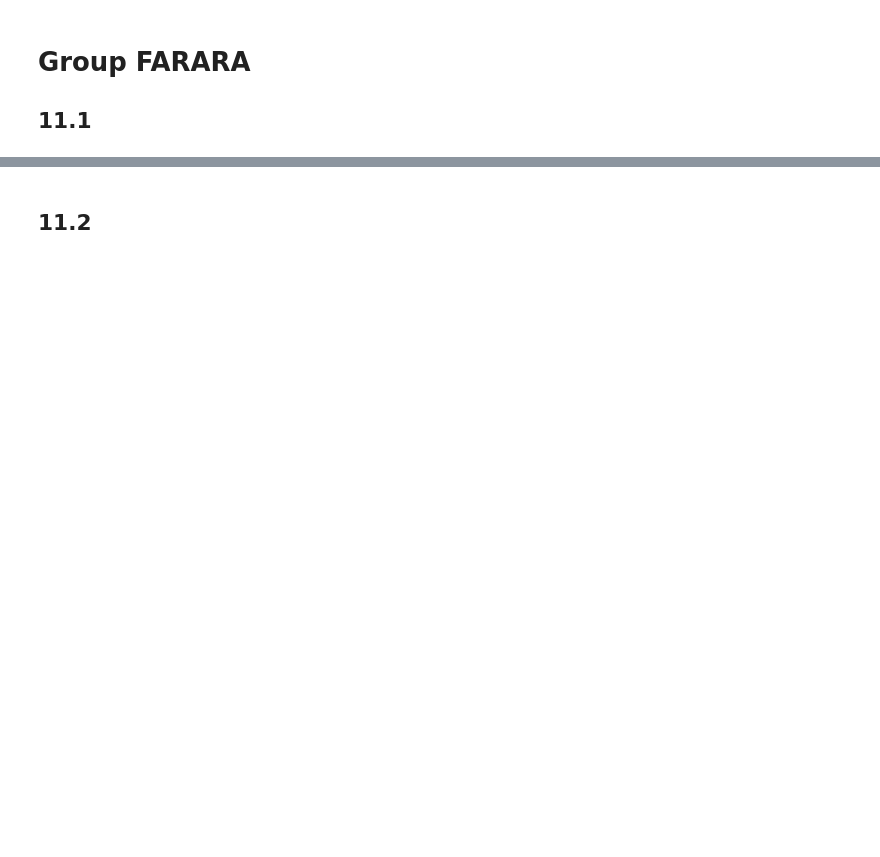
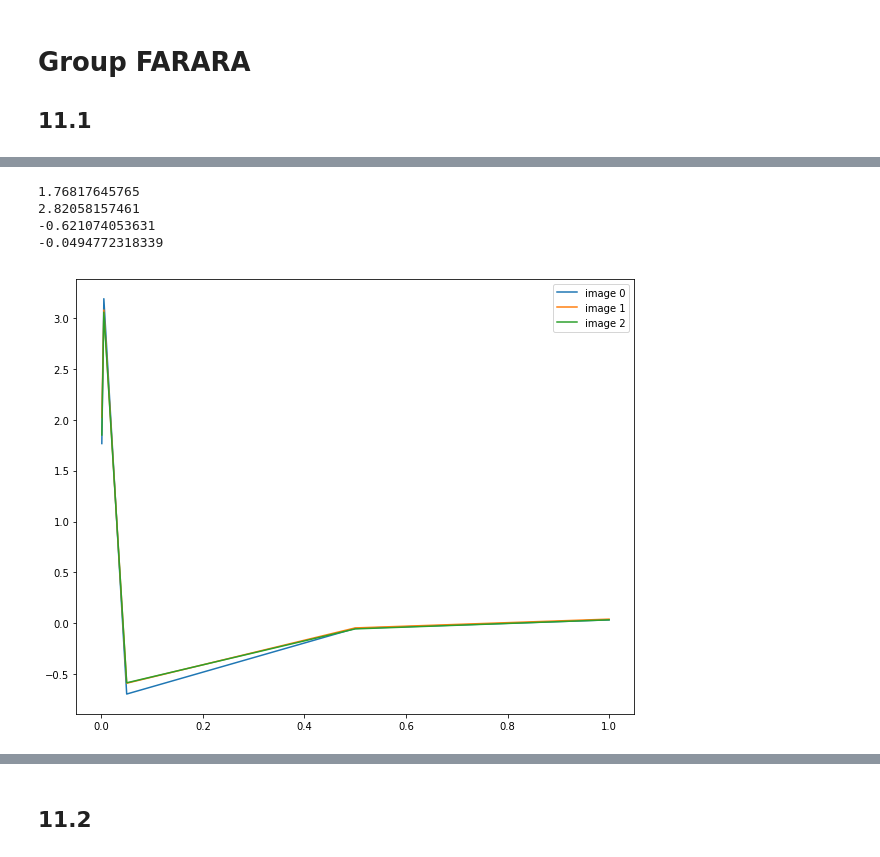
Before and after one commit to muellerfelix/mi-2, a Jupyter notebook: hw-11/HW11.ipynb, the cells around one changed output, grey strips where cells are left out. Drawn from its saved outputs; the diff is of its cells as text; code cells hidden in the pictures; blank space fills up the shorter version.

```diff
--- a/hw-11/HW11.ipynb
+++ b/hw-11/HW11.ipynb
@@ -98,0 +94,22 @@ plt.show()
+# %%
+for h in [0.001, 0.005, 0.05, 0.5]:
+    print(mean_neg_log(image0, h=h, plot=False))
+# %% [output]
+1.76817645765
+2.82058157461
+-0.621074053631
+-0.0494772318339
+# %%
+hs = [0.001, 0.005, 0.05, 0.5]
+results = np.zeros((3, len(hs)))
+for data_i, data in enumerate([image0, image1, image2]):
+    for h_i, h in enumerate(hs):
+        results[data_i, h_i] = mean_neg_log(image0, h=h, plot=False)
+
+plt.figure(figsize=(10, 8))
+for i in range(3):
+    plt.plot(hs, results[i], label="image {}".format(i))
+plt.legend()
+plt.show()
+# %% [output]
+[figure, added]
```
Also changed, not shown: parts of 8 cells of this notebook.
